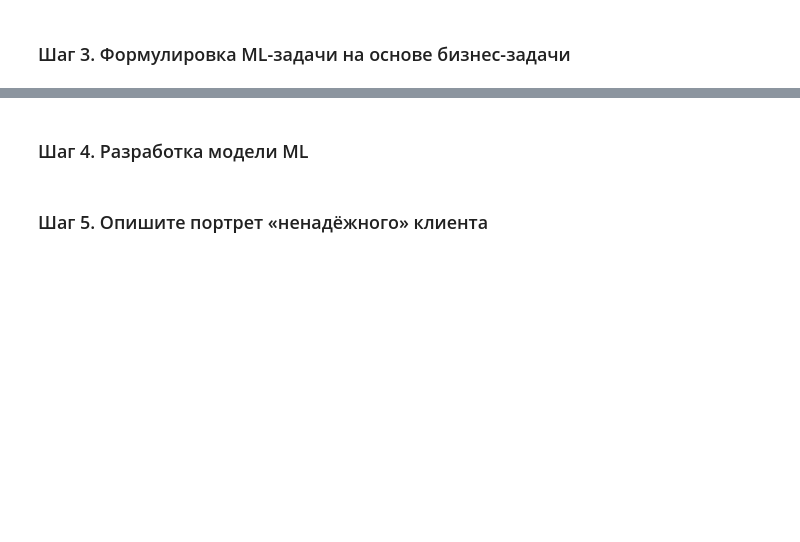
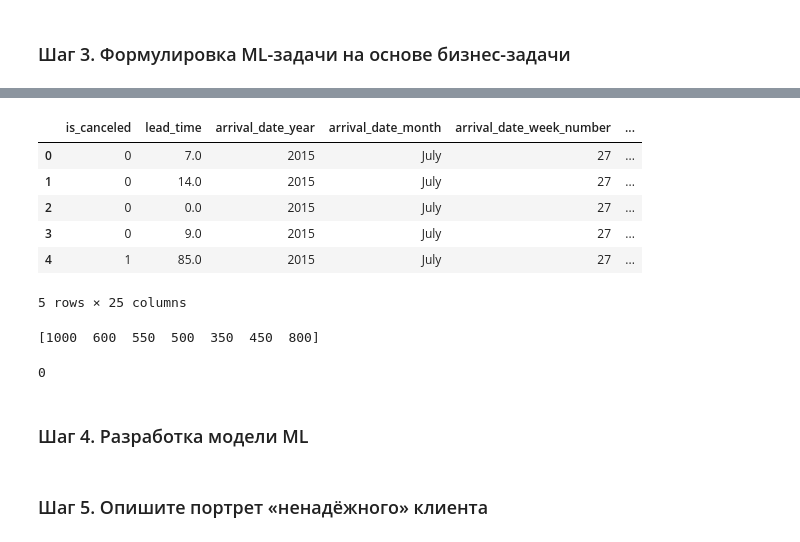
Before and after one commit to VSXV/Data-Science-Projects, a Jupyter notebook: af3e037f-d6ab-4f64-b0f2-2f6c7159523e.ipynb, the cells around one changed output, grey strips where cells are left out. Drawn from its saved outputs; the diff is of its cells as text; code cells hidden in the pictures; blank space fills up the shorter version.

```diff
--- a/af3e037f-d6ab-4f64-b0f2-2f6c7159523e.ipynb
+++ b/af3e037f-d6ab-4f64-b0f2-2f6c7159523e.ipynb
@@ -145,3 +278,39 @@ test_df.hist(bins=50, figsize=(20, 20), edgecolor='black');
+# %%
+revenue_df = df
+# %%
+def revenue_type(room_type):
+    if 'A' in room_type:
+        return 1000
+    elif 'B' in room_type:
+        return 800
+    elif 'C' in room_type:
+        return 600
+    elif 'D' in room_type:
+        return 550
+    elif 'E' in room_type:
+        return 500
+    elif 'F' in room_type:
+        return 450
+    elif 'G' in room_type:
+        return 350
+# %%
+revenue_df['type_revenue'] = df['reserved_room_type'].apply(revenue_type)
+# %%
+revenue_df.head()
+# %% [output]
+|  | is_canceled | lead_time | arrival_date_year | arrival_date_month | arrival_date_week_number | ... |
+| 0 | 0 | 7.0 | 2015 | July | 27 | ... |
+| 1 | 0 | 14.0 | 2015 | July | 27 | ... |
+| 2 | 0 | 0.0 | 2015 | July | 27 | ... |
+| 3 | 0 | 9.0 | 2015 | July | 27 | ... |
+| 4 | 1 | 85.0 | 2015 | July | 27 | ... |
+5 rows × 25 columns
+# %%
+print(revenue_df['type_revenue'].unique())
+revenue_df['type_revenue'].isnull().sum()
+# %% [output]
+[1000  600  550  500  350  450  800]
+0
 # %% [markdown]
 ### Шаг 4. Разработка модели ML
 # %% [markdown]
```
Also changed, not shown: parts of 16 cells of this notebook.
